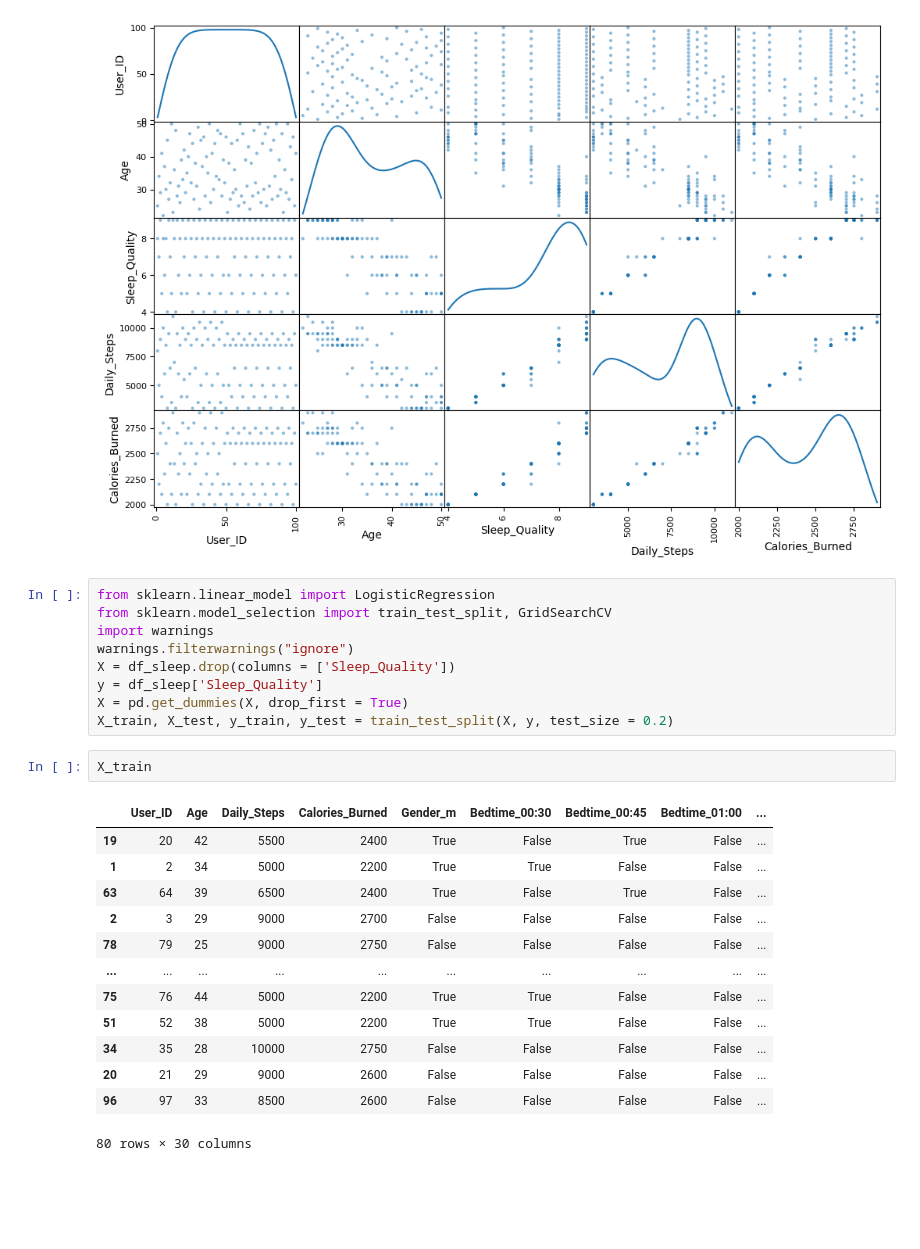
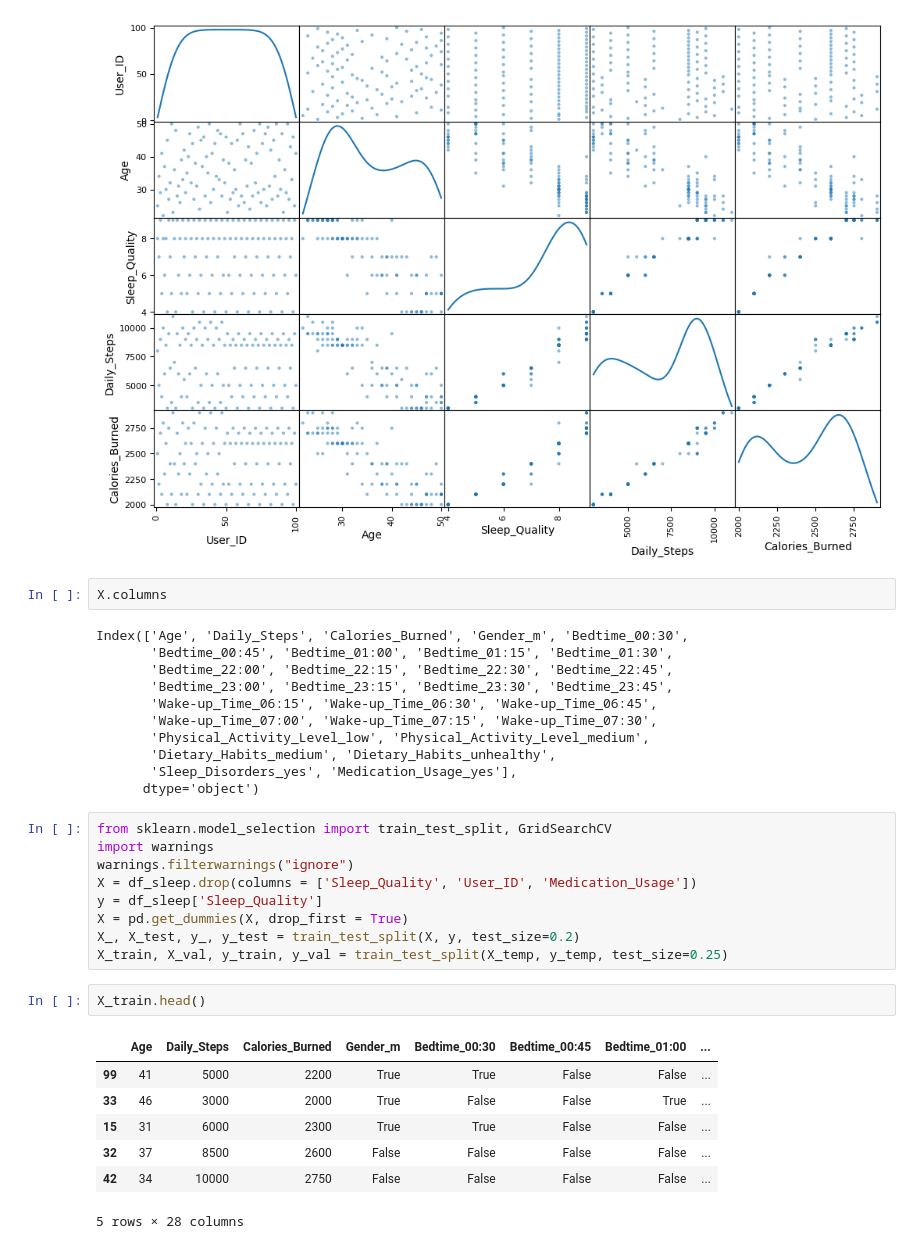
Before and after one commit to domfarradj/mlops, a Jupyter notebook: Labs/Lab_2_exp_tracking_local.ipynb, the cells around one changed output. Drawn from its saved outputs; the diff is of its cells as text; blank space fills up the shorter version.

```diff
--- a/Labs/Lab_2_exp_tracking_local.ipynb
+++ b/Labs/Lab_2_exp_tracking_local.ipynb
@@ -498,30 +498,37 @@ array([[<Axes: xlabel='User_ID', ylabel='User_ID'>,
         <Axes: xlabel='Calories_Burned', ylabel='Calories_Burned'>]],
       dtype=object)
 [figure]
+# %%
+X.columns
+# %% [output]
+Index(['Age', 'Daily_Steps', 'Calories_Burned', 'Gender_m', 'Bedtime_00:30',
+       'Bedtime_00:45', 'Bedtime_01:00', 'Bedtime_01:15', 'Bedtime_01:30',
+       'Bedtime_22:00', 'Bedtime_22:15', 'Bedtime_22:30', 'Bedtime_22:45',
+       'Bedtime_23:00', 'Bedtime_23:15', 'Bedtime_23:30', 'Bedtime_23:45',
+       'Wake-up_Time_06:15', 'Wake-up_Time_06:30', 'Wake-up_Time_06:45',
+       'Wake-up_Time_07:00', 'Wake-up_Time_07:15', 'Wake-up_Time_07:30',
+       'Physical_Activity_Level_low', 'Physical_Activity_Level_medium',
+       'Dietary_Habits_medium', 'Dietary_Habits_unhealthy',
+       'Sleep_Disorders_yes', 'Medication_Usage_yes'],
+      dtype='object')
 # %%
-from sklearn.linear_model import LogisticRegression
 from sklearn.model_selection import train_test_split, GridSearchCV
 import warnings
 warnings.filterwarnings("ignore")
-X = df_sleep.drop(columns = ['Sleep_Quality'])
+X = df_sleep.drop(columns = ['Sleep_Quality', 'User_ID', 'Medication_Usage'])
 y = df_sleep['Sleep_Quality']
 X = pd.get_dummies(X, drop_first = True)
-X_train, X_test, y_train, y_test = train_test_split(X, y, test_size = 0.2)
+X_, X_test, y_, y_test = train_test_split(X, y, test_size=0.2)
+X_train, X_val, y_train, y_val = train_test_split(X_temp, y_temp, test_size=0.25)
 # %%
-X_train
+X_train.head()
 # %% [output]
-|  | User_ID | Age | Daily_Steps | Calories_Burned | Gender_m | Bedtime_00:30 | Bedtime_00:45 | Bedtime_01:00 | ... |
-| 19 | 20 | 42 | 5500 | 2400 | True | False | True | False | ... |
-| 1 | 2 | 34 | 5000 | 2200 | True | True | False | False | ... |
-| 63 | 64 | 39 | 6500 | 2400 | True | False | True | False | ... |
-| 2 | 3 | 29 | 9000 | 2700 | False | False | False | False | ... |
-| 78 | 79 | 25 | 9000 | 2750 | False | False | False | False | ... |
-| ... | ... | ... | ... | ... | ... | ... | ... | ... | ... |
-| 75 | 76 | 44 | 5000 | 2200 | True | True | False | False | ... |
-| 51 | 52 | 38 | 5000 | 2200 | True | True | False | False | ... |
-| 34 | 35 | 28 | 10000 | 2750 | False | False | False | False | ... |
-| 20 | 21 | 29 | 9000 | 2600 | False | False | False | False | ... |
-| 96 | 97 | 33 | 8500 | 2600 | False | False | False | False | ... |
+|  | Age | Daily_Steps | Calories_Burned | Gender_m | Bedtime_00:30 | Bedtime_00:45 | Bedtime_01:00 | ... |
+| 99 | 41 | 5000 | 2200 | True | True | False | False | ... |
+| 33 | 46 | 3000 | 2000 | True | False | False | True | ... |
+| 15 | 31 | 6000 | 2300 | True | True | False | False | ... |
+| 32 | 37 | 8500 | 2600 | False | False | False | False | ... |
+| 42 | 34 | 10000 | 2750 | False | False | False | False | ... |
-80 rows × 30 columns
+5 rows × 28 columns
 # %%
 from sklearn.linear_model import LogisticRegression
```
Also changed, not shown: parts of 6 cells of this notebook.
